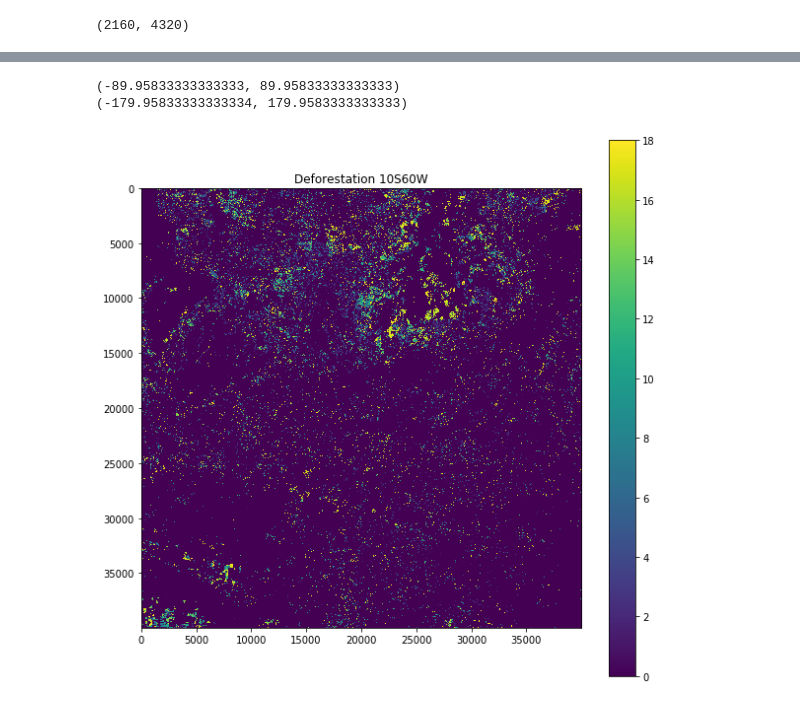
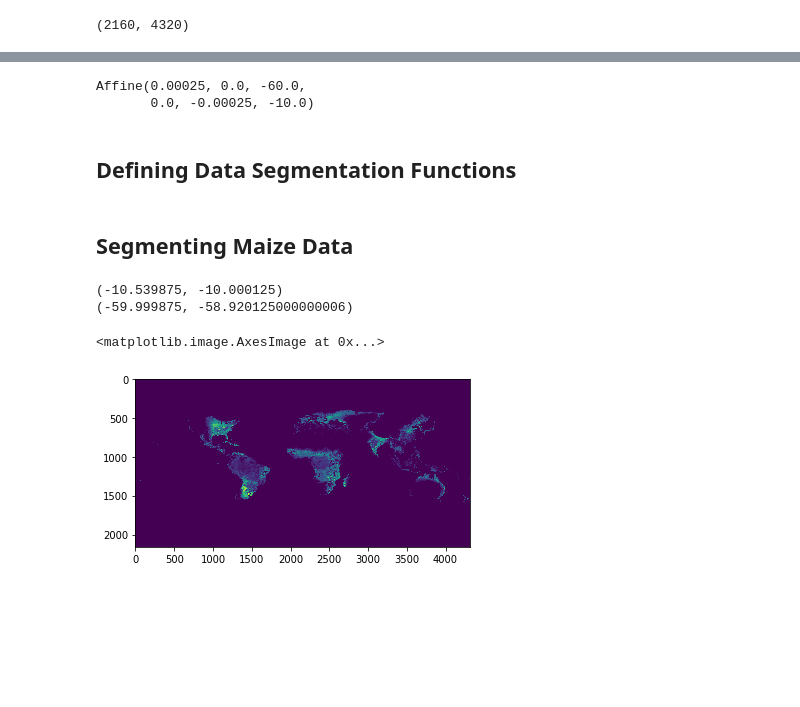
Before and after one commit to ssivak3/Deforestation-Data-Processing, a Jupyter notebook: notebooks/data_aggregation.ipynb, the cells around one changed output, grey strips where cells are left out. Saved outputs shown, nothing was run; the diff lists cells and outputs as text; code cells hidden in the pictures; blank space fills up the shorter version.

Commit message:
12/5 data aggregation

```diff
--- a/notebooks/data_aggregation.ipynb
+++ b/notebooks/data_aggregation.ipynb
@@ -38,15 +84,39 @@ long_grid_flat = long_grid.flatten()
 A = src.transform
 long, lat = rio.transform.xy(A, lat_grid_flat, long_grid_flat)
 # %%
-lat = np.array(lat).reshape(maize_data.shape)
-long = np.array(long).reshape(maize_data.shape)
+lat_1 = np.array(lat).reshape(maize_data.shape)
+long_1 = np.array(long).reshape(maize_data.shape)
 print((lat.min(), lat.max()))
 print((long.min(), long.max()))
 # %% [output]
-(-89.95833333333333, 89.95833333333333)
-(-179.95833333333334, 179.9583333333333)
+Affine(0.00025, 0.0, -60.0,
+       0.0, -0.00025, -10.0)
+# %% [markdown]
+## Defining Data Segmentation Functions
 # %%
-def pix_in_coords(data, lat, long, target_coords = (0, 0), length = 10):
+def get_lat_long(data):
+    # index array
+    lat_index = np.arange(0, data.shape[0])
+    long_index = np.arange(0, data.shape[1])
+
+    # meshgrid
+    long_grid, lat_grid = np.meshgrid(long_index, lat_index)
+
+    # flattened grids
+    lat_grid_flat = lat_grid.flatten()
+    long_grid_flat = long_grid.flatten()
+
+    # getting long and lat
+    A = src.transform
+    long, lat = rio.transform.xy(A, lat_grid_flat, long_grid_flat)
+
+    # reshaping to shape of original data
+    lat = np.array(lat).reshape(data.shape)
+    long = np.array(long).reshape(data.shape)
+
+    return lat, long
+
+def segment_coords(data, lat, long, target_coords = (0, 0), length = 10):
     # latitude/longitude variables
     lat_max = target_coords[0]
     lat_min = lat_max - length
@@ -75,7 +145,17 @@ def pix_in_coords(data, lat, long, target_coords = (0, 0), length = 10):
 
     # index data from top-bottom, left-right
     return data[ymax:ymin, xmin:xmax]
+# %% [markdown]
+## Segmenting Maize Data
 # %%
-# 10S60W
+# Segmenting Maize Data 10S60W
 target_coords = (-10, -60)
-seg = pix_in_coords(maize_data, lat, long, target_coords, 10)
+lat, long = get_lat_long(maize_data)
+
+maize_data_seg = segment_coords(maize_data, lat, long, target_coords, length = 10)
+plt.imshow(maize_data_seg)
+# %% [output]
+(-10.539875, -10.000125)
+(-59.999875, -58.920125000000006)
+<matplotlib.image.AxesImage at 0x...>
+[figure, added]
@@ -89,9 +161,0 @@ defor_array = np.array(defor_data)
-# %%
-# Plot deforestation data
-plt.figure(figsize = (10, 10))
-plt.title("Deforestation 10S60W")
-plt.imshow(defor_array)
-plt.colorbar()
-plt.show()
-# %% [output]
-[figure, removed]
```
Also changed, not shown: parts of 22 cells of this notebook.
